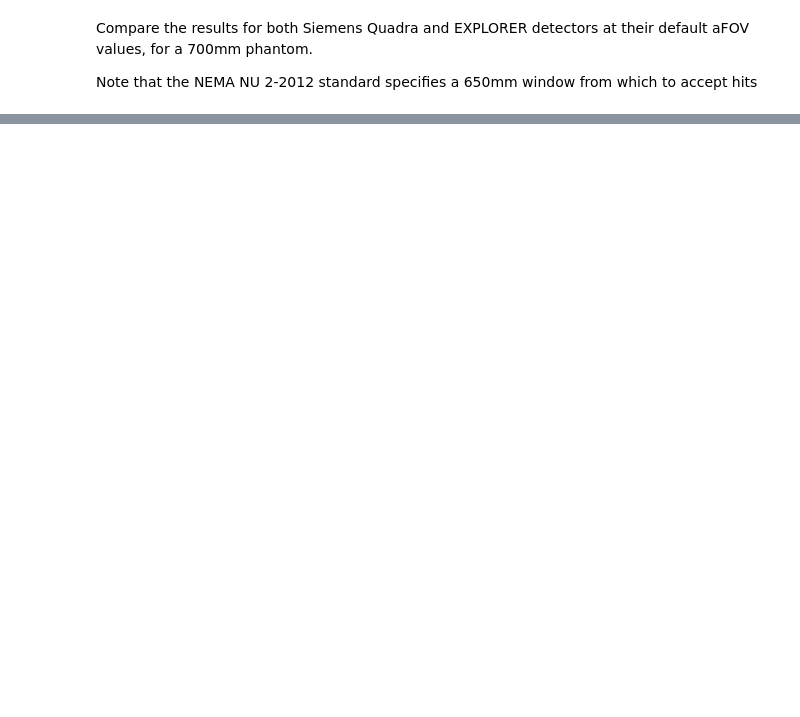
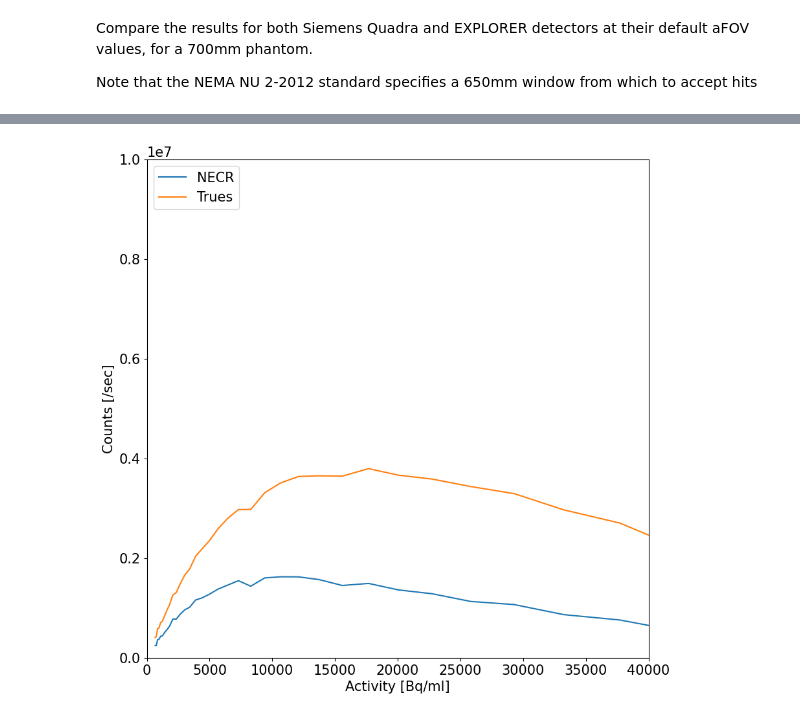
Before and after one commit to bwynneHEP/SimplePetScanner, a Jupyter notebook: analysis/SiemensVsExplorerNECR.ipynb, the cells around one changed output, grey strips where cells are left out. Cells and saved outputs as stored; diff of their text form; code cells hidden in the pictures; blank space fills up the shorter version.

```diff
--- a/analysis/SiemensVsExplorerNECR.ipynb
+++ b/analysis/SiemensVsExplorerNECR.ipynb
@@ -100,0 +119,13 @@ Explorer background (Bq) : 20646468.60786598
+# %%
+labels = [ "NECR", "Trues" ]
+mpl.plot( activityAtTimeSiemens, necrAtTimeSiemens, label=labels[0] )
+mpl.plot( activityAtTimeSiemens, trueAtTimeSiemens, label=labels[1] )
+mpl.legend( labels )
+mpl.xlabel( "Activity [Bq/ml]")
+mpl.xlim( [ 0, 40000 ] )
+mpl.ylim( [ 0, 10000000 ] )
+mpl.ylabel( "Counts [/sec]")
+mpl.gcf().set_size_inches(10, 10)
+mpl.show()
+# %% [output]
+[figure, added]
```
Also changed, not shown: parts of 8 cells of this notebook.
